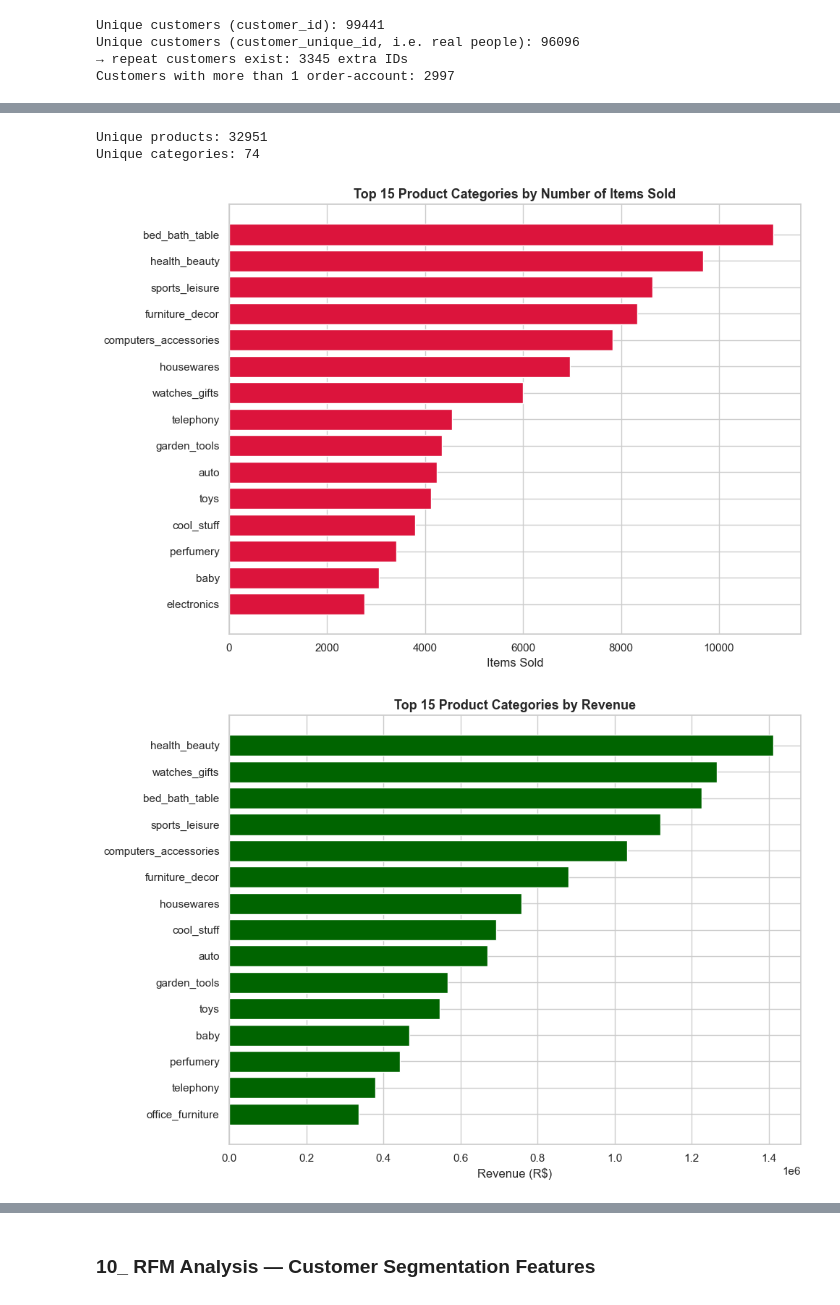
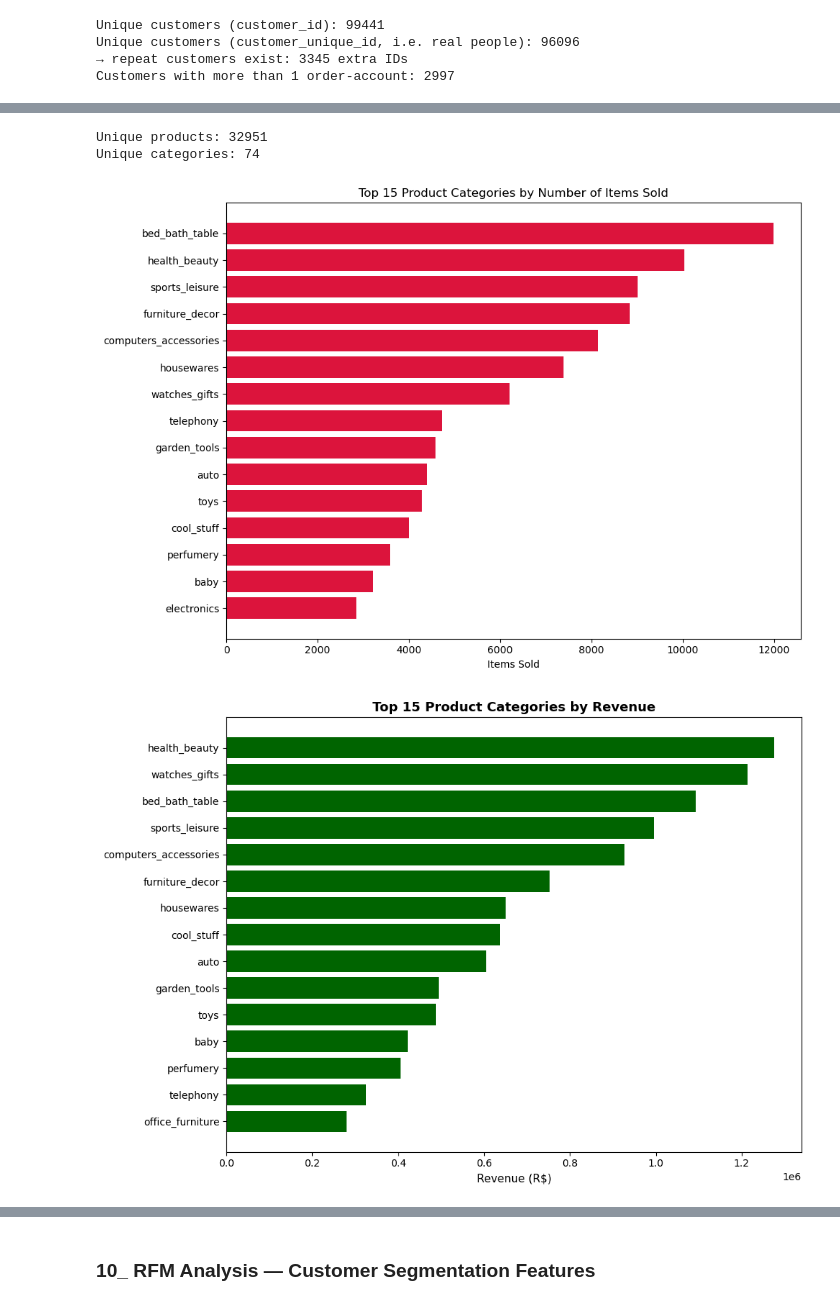
Before and after one commit to Mahmoud-islamcs/ecommerce-intelligence-platform, a Jupyter notebook: notebooks/ecommerce_intelligence_analysis.ipynb, the cells around one changed output, grey strips where cells are left out. Cells and saved outputs as stored; diff of their text form; code cells hidden in the pictures.

```diff
--- a/notebooks/ecommerce_intelligence_analysis.ipynb
+++ b/notebooks/ecommerce_intelligence_analysis.ipynb
@@ -1289,13 +1345,15 @@ Saved 7 cleaned files to: F:\Data Analysis\NTI\Project\ecommerce-intelligence-pl
 # %%
+full_data['order_purchase_timestamp'] = pd.to_datetime(full_data['order_purchase_timestamp'])
+full_data['purchase_year_month'] = full_data['order_purchase_timestamp'].dt.strftime('%Y-%m')
 fig, axes = plt.subplots(1, 2, figsize=(15, 5))
 
-order_status_counts = orders_full['order_status'].value_counts()
+order_status_counts = full_data['order_status'].value_counts()
 axes[0].bar(order_status_counts.index, order_status_counts.values, color=sns.color_palette("deep"))
 axes[0].set_title("Order Status Distribution")
 axes[0].set_ylabel("Number of Orders")
 axes[0].tick_params(axis='x', rotation=45)
 
-monthly_orders = orders_full.groupby('purchase_year_month')['order_id'].nunique().sort_index()
+monthly_orders = full_data.groupby('purchase_year_month')['order_id'].nunique().sort_index()
 axes[1].plot(monthly_orders.index, monthly_orders.values, marker='o', linewidth=2)
 axes[1].set_title("Orders per Month")
 axes[1].set_ylabel("Number of Orders")
@@ -1309,7 +1367,7 @@ plt.show()
 # %%
 # Revenue trend (delivered orders only, using item price + freight)
-delivered = master[master['order_status'] == 'delivered'].copy()
-
+delivered = full_data[full_data['order_status'] == 'delivered'].copy()
+full_data["item_total"] = full_data["price"] + full_data["freight_value"]
 monthly_revenue = delivered.groupby('purchase_year_month')['item_total'].sum().sort_index()
 
 plt.figure(figsize=(12, 5))
@@ -1320,8 +1378,4 @@ plt.xticks(rotation=90)
 plt.gca().xaxis.set_major_locator(mticker.MaxNLocator(nbins=15))
 plt.tight_layout()
 plt.show()
-
-print(f"Total revenue (delivered): R$ {delivered['item_total'].sum():,.2f}")
-print(f"Total items sold (delivered): {len(delivered):,}")
-print(f"Average order value: R$ {delivered.groupby('order_id')['item_total'].sum().mean():,.2f}")
 # %% [output]
@@ -1332,13 +1391,15 @@ Average order value: R$ 159.83
 # %%
+full_data["purchase_dow"] = full_data["order_purchase_timestamp"].dt.day_name()
+full_data["purchase_hour"] = full_data["order_purchase_timestamp"].dt.hour
 fig, axes = plt.subplots(1, 2, figsize=(14, 5))
 
 dow_order = ['Monday', 'Tuesday', 'Wednesday', 'Thursday', 'Friday', 'Saturday', 'Sunday']
-dow_counts = orders_full['purchase_dow'].value_counts().reindex(dow_order)
+dow_counts = full_data['purchase_dow'].value_counts().reindex(dow_order)
 axes[0].bar(dow_counts.index, dow_counts.values, color='steelblue')
 axes[0].set_title("Orders by Day of Week")
 axes[0].tick_params(axis='x', rotation=45)
 
-hour_counts = orders_full['purchase_hour'].value_counts().sort_index()
+hour_counts = full_data['purchase_hour'].value_counts().sort_index()
 axes[1].bar(hour_counts.index, hour_counts.values, color='coral')
 axes[1].set_title("Orders by Hour of Day")
 axes[1].set_xlabel("Hour")
@@ -1410,8 +1468,11 @@ else:
+# %%
+print("Unique products:", products['product_id'].nunique())
+print("Unique categories:", products['product_category_name'].nunique())
+# %% [output]
+Unique products: 32951
+Unique categories: 74
 # %%
-print("Unique products:", products['product_id'].nunique())
-print("Unique categories:", products['product_category_name'].nunique())
-
-top_cats = order_items_full['product_category_name_english'].value_counts().head(15)
+top_cats = full_data['product_category_name_english'].value_counts().head(15)
 plt.figure(figsize=(10, 7))
 plt.barh(top_cats.index[::-1], top_cats.values[::-1], color='crimson')
 plt.title("Top 15 Product Categories by Number of Items Sold")
@@ -1419,23 +1480,18 @@ plt.xlabel("Items Sold")
 plt.tight_layout()
 plt.show()
 # %% [output]
-Unique products: 32951
-Unique categories: 74
-[figure, old version]
+[figure, new version]
 # %%
-top_cat_revenue = (order_items_full.merge(orders_full[['order_id', 'order_status']], on='order_id', how='left')
-                    .query("order_status == 'delivered'")
-                    .groupby('product_category_name_english')['item_total'].sum()
-                    .sort_values(ascending=False).head(15))
+top_cat_revenue = (full_data.query("order_status == 'delivered'").groupby("product_category_name_english")["price"].sum().sort_values(ascending=False).head(15))
 
 plt.figure(figsize=(10, 7))
-plt.barh(top_cat_revenue.index[::-1], top_cat_revenue.values[::-1], color='darkgreen')
-plt.title("Top 15 Product Categories by Revenue")
-plt.xlabel("Revenue (R$)")
+plt.barh(top_cat_revenue.index[::-1], top_cat_revenue.values[::-1], color="darkgreen")
+plt.title("Top 15 Product Categories by Revenue", fontsize=13, fontweight="bold")
+plt.xlabel("Revenue (R$)", fontsize=11)
 plt.tight_layout()
 plt.show()
 # %% [output]
-[figure, old version]
+[figure, new version]
 # %%
 fig, axes = plt.subplots(1, 3, figsize=(16, 4.5))
 
```
Also changed, not shown: parts of 22 cells of this notebook, 2 other files.
